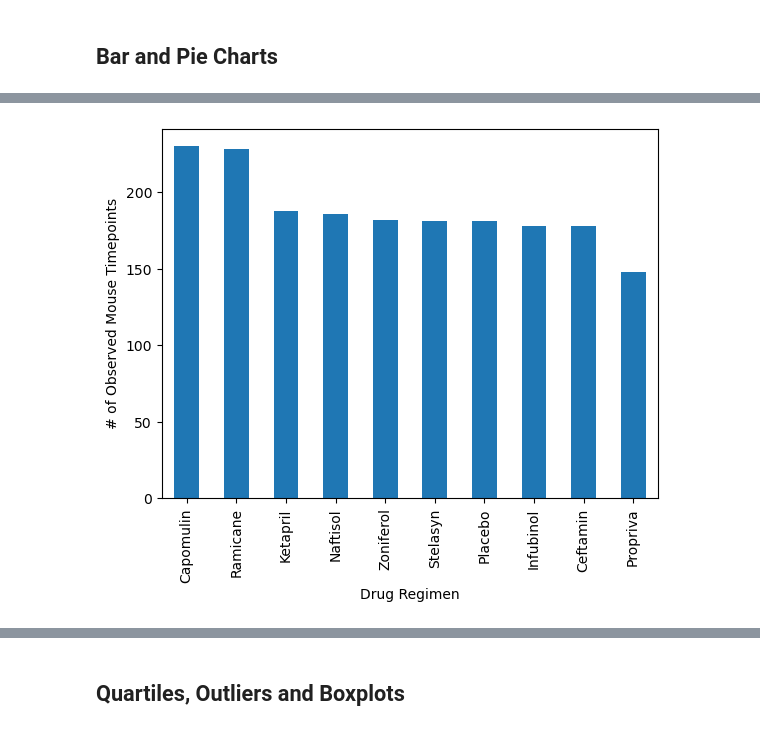
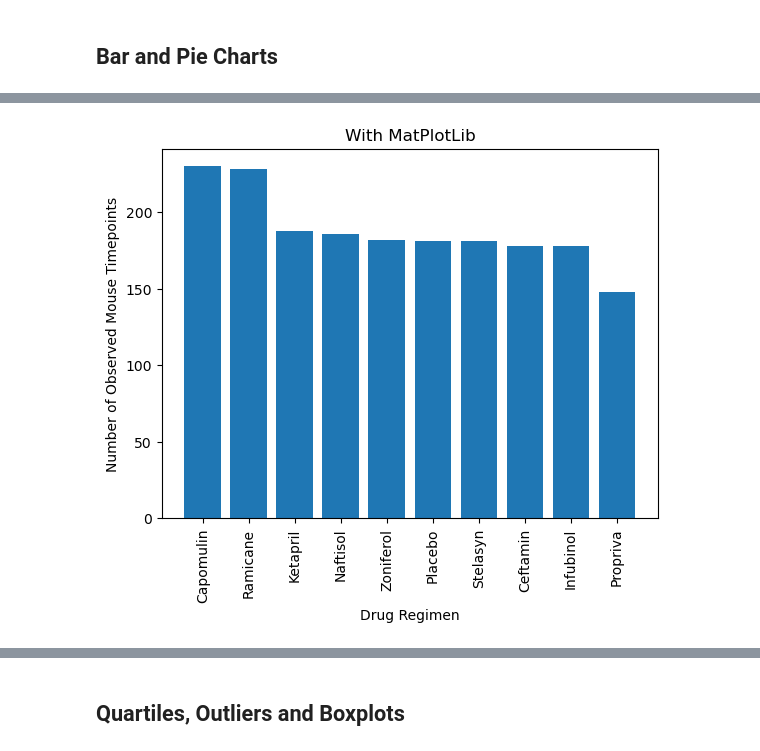
Before and after one commit to AlexPei-YuTsai/BerkeleyDataBootcamp, a Jupyter notebook: Module05-MatplotlibChallenge/pymaceuticals_starter.ipynb, the cells around one changed output, grey strips where cells are left out. Saved outputs shown, nothing was run; the diff lists cells and outputs as text; code cells hidden in the pictures.

```diff
--- a/Module05-MatplotlibChallenge/pymaceuticals_starter.ipynb
+++ b/Module05-MatplotlibChallenge/pymaceuticals_starter.ipynb
@@ -114,4 +114,11 @@ len(rat_df["Mouse ID"].unique())
 # Use groupby and summary statistical methods to calculate the following properties of each drug regimen:
 # mean, median, variance, standard deviation, and SEM of the tumor volume.
 # Assemble the resulting series into a single summary DataFrame.
+rat_group = rat_df.groupby(["Drug Regimen"]) # Apparently it's good practice to assign the groupby into a variable
+
+sum_df = rat_group["Tumor Volume (mm3)"].agg(["mean", "median", "var", "std", "sem", "count"]).rename(columns={"mean":"Mean Tumor Volume", "median":"Median Tumor Volume", "var":"Tumor Volume Sample Variance", "std":"Tumor Volume Sample Standard Deviation", "sem":"Tumor Volume Standard Error", "count":"Mice Timepoint Count"})
+# Fortunately, each of these functions in the .agg method have been normalized to have one degree of freedom by default. If I needed to change any keyword arguments on anything, it seems that I'll have to manually do things line by line
+# A count column was added to help make sense of any variation in the Standard Error
+
+sum_df
 # %% [output]
@@ -149,2 +137,7 @@ len(rat_df["Mouse ID"].unique())
 # %% [markdown]
 ## Bar and Pie Charts
+# %%
+# Generate a bar plot showing the total number of rows (Mouse ID/Timepoints) for each drug regimen using Pandas.
+count_df = sum_df.sort_values(by="Mice Timepoint Count", ascending=False) # Just recycling this dataframe from last cell
+count_df.plot(kind="bar", use_index=True, y="Mice Timepoint Count", title="With Pandas", xlabel="Drug Regimen", ylabel="Number of Observed Mouse Timepoints", legend=None)
+plt.show()
@@ -151,4 +146,12 @@ len(rat_df["Mouse ID"].unique())
 # %%
-# Generate a bar plot showing the total number of rows (Mouse ID/Timepoints) for each drug regimen using Pandas.
+# Generate a bar plot showing the total number of rows (Mouse ID/Timepoints) for each drug regimen using pyplot.
+plt.bar(count_df.index, count_df["Mice Timepoint Count"])
+plt.xticks(rotation=90)
+
+plt.xlabel("Drug Regimen")
+plt.ylabel("Number of Observed Mouse Timepoints")
+plt.title("With MatPlotLib")
+
+plt.show()
 # %% [output]
-[figure, old version]
+[figure, new version]
```
Also changed, not shown: parts of 17 cells of this notebook.
